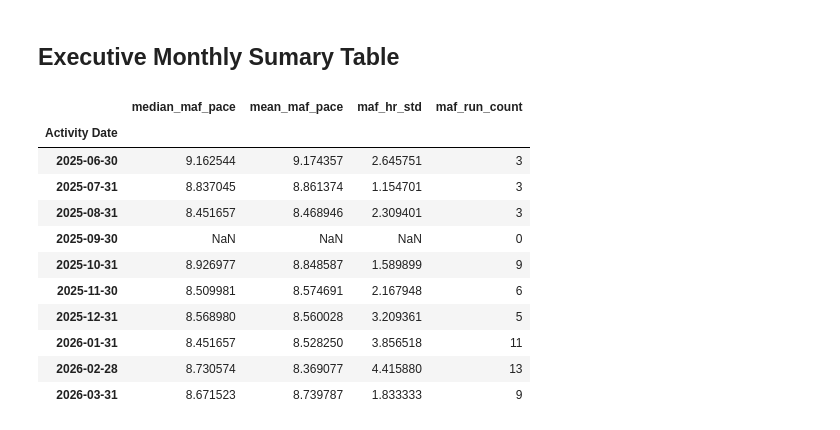
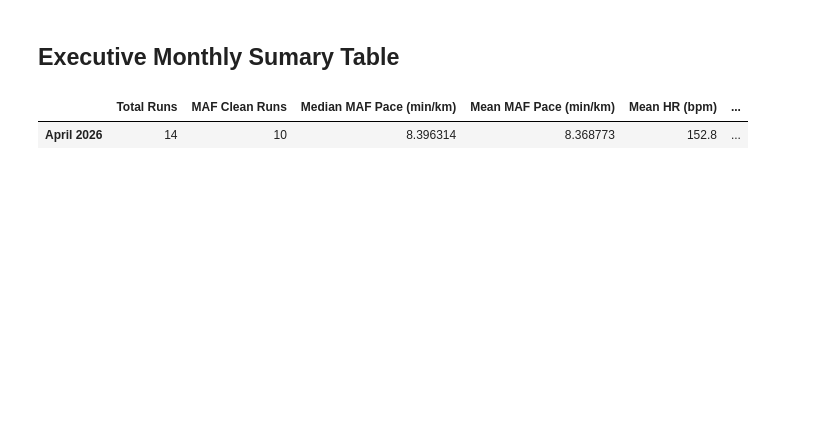
Before and after one commit to AngeloDusu/Strava-running-analysis, a Jupyter notebook: notebooks/monthly_performance_analysis.ipynb, the cells around one changed output. Saved outputs shown, nothing was run; the diff lists cells and outputs as text; code cells hidden in the pictures; blank space fills up the shorter version.

```diff
--- a/notebooks/monthly_performance_analysis.ipynb
+++ b/notebooks/monthly_performance_analysis.ipynb
@@ -87,10 +125,7 @@ plt.show()
 # %% [markdown]
 ## Monthly HR stability Trend
 # %%
-monthly_hr_std = (
-maf_clean
-.set_index("Activity Date")
-.resample("M")["Average Heart Rate"]
-.std()
-)
+# For single month, calculate rolling HR stability
+monthly_hr_std = april_maf["Average Heart Rate"].std()
+monthly_hr_mean = april_maf["Average Heart Rate"].mean()
 # %%
@@ -145,22 +201,14 @@ plt.show()
 ## Executive Monthly Sumary Table
 # %%
 summary = pd.DataFrame({
-"median_maf_pace": monthly_maf["median"],
-"mean_maf_pace": monthly_maf["mean"],
-"maf_hr_std": monthly_hr_std,
-"maf_run_count": monthly_maf["count"],
-})
+    "Total Runs": [len(april_runs)],
+    "MAF Clean Runs": [len(april_maf)],
+    "Median MAF Pace (min/km)": [april_maf["pace_min_per_km"].median()],
+    "Mean MAF Pace (min/km)": [april_maf["pace_min_per_km"].mean()],
+    "Mean HR (bpm)": [monthly_hr_mean],
+    "HR Stability STD (bpm)": [monthly_hr_std],
+}, index=[f"{report_month_name} {REPORT_YEAR}"])
 summary
 # %% [output]
-|  | median_maf_pace | mean_maf_pace | maf_hr_std | maf_run_count |
-| Activity Date |  |  |  |  |
-| 2025-06-30 | 9.162544 | 9.174357 | 2.645751 | 3 |
-| 2025-07-31 | 8.837045 | 8.861374 | 1.154701 | 3 |
-| 2025-08-31 | 8.451657 | 8.468946 | 2.309401 | 3 |
-| 2025-09-30 | NaN | NaN | NaN | 0 |
-| 2025-10-31 | 8.926977 | 8.848587 | 1.589899 | 9 |
-| 2025-11-30 | 8.509981 | 8.574691 | 2.167948 | 6 |
-| 2025-12-31 | 8.568980 | 8.560028 | 3.209361 | 5 |
-| 2026-01-31 | 8.451657 | 8.528250 | 3.856518 | 11 |
-| 2026-02-28 | 8.730574 | 8.369077 | 4.415880 | 13 |
-| 2026-03-31 | 8.671523 | 8.739787 | 1.833333 | 9 |
+|  | Total Runs | MAF Clean Runs | Median MAF Pace (min/km) | Mean MAF Pace (min/km) | Mean HR (bpm) | ... |
+| April 2026 | 14 | 10 | 8.396314 | 8.368773 | 152.8 | ... |
```
Also changed, not shown: parts of 14 cells of this notebook, 13 other files.
